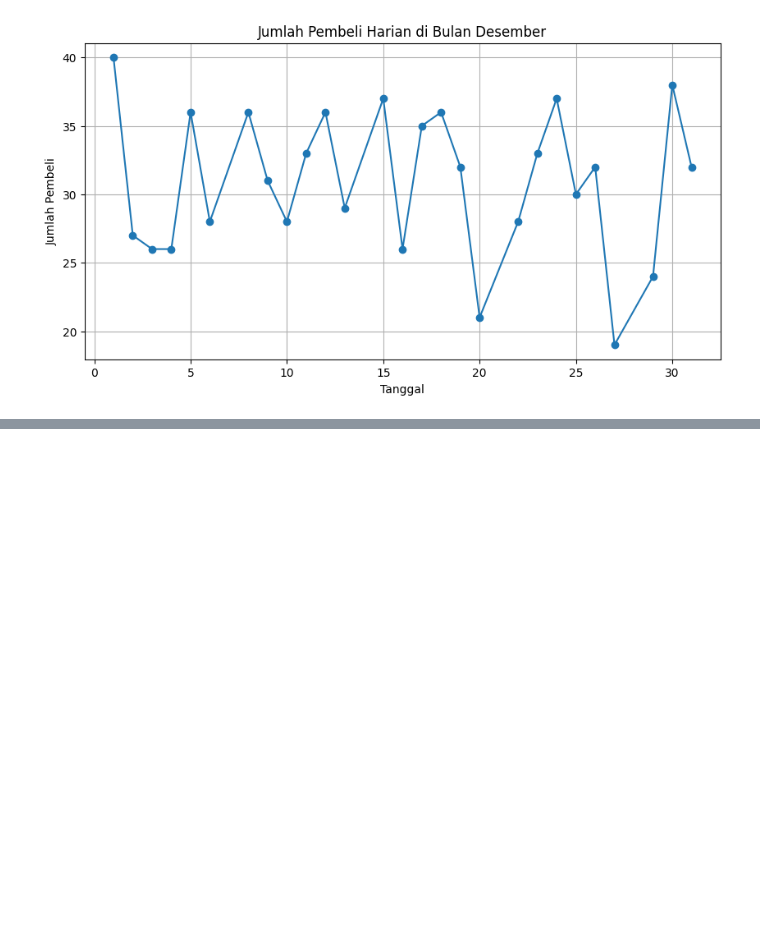
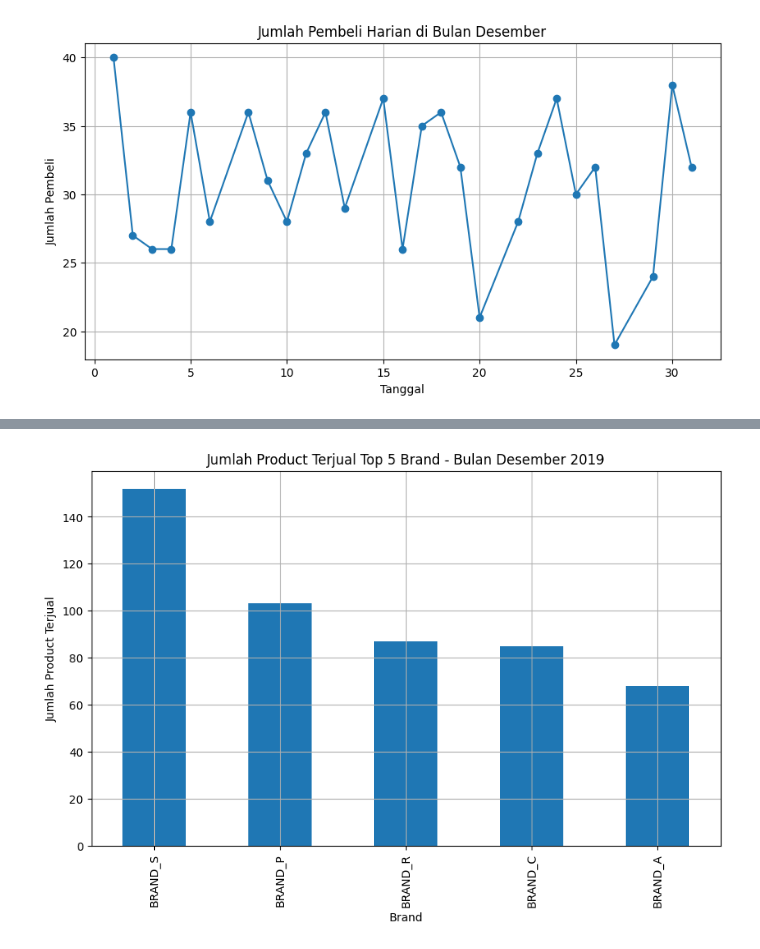
Before and after one commit to amosmrbn/Project-1, a Jupyter notebook: MiniProject_G.211.21.0076.ipynb, the cells around one changed output, grey strips where cells are left out. Drawn from its saved outputs; the diff is of its cells as text; code cells hidden in the pictures; blank space fills up the shorter version.

```diff
--- a/MiniProject_G.211.21.0076.ipynb
+++ b/MiniProject_G.211.21.0076.ipynb
@@ -151,0 +88,20 @@ KeyError: ignored
+# %%
+# Menghitung jumlah product terjual per brand pada bulan Desember 2019
+jumlah_product_per_brand = data_penjualan_top5brand_dec.groupby('brand')['product_id'].nunique().sort_values(ascending=False)
+
+# Mengatur ukuran figure
+plt.figure(figsize=(10, 6))
+
+# Membuat bar chart
+jumlah_product_per_brand.plot(kind='bar')
+
+# Memberikan judul dan label pada sumbu-sumbu
+plt.title('Jumlah Product Terjual Top 5 Brand - Bulan Desember 2019')
+plt.xlabel('Brand')
+plt.ylabel('Jumlah Product Terjual')
+plt.grid(True)
+
+# Menampilkan bar chart
+plt.show()
+# %% [output]
+[figure, added]
```
Also changed, not shown: parts of 9 cells of this notebook.
